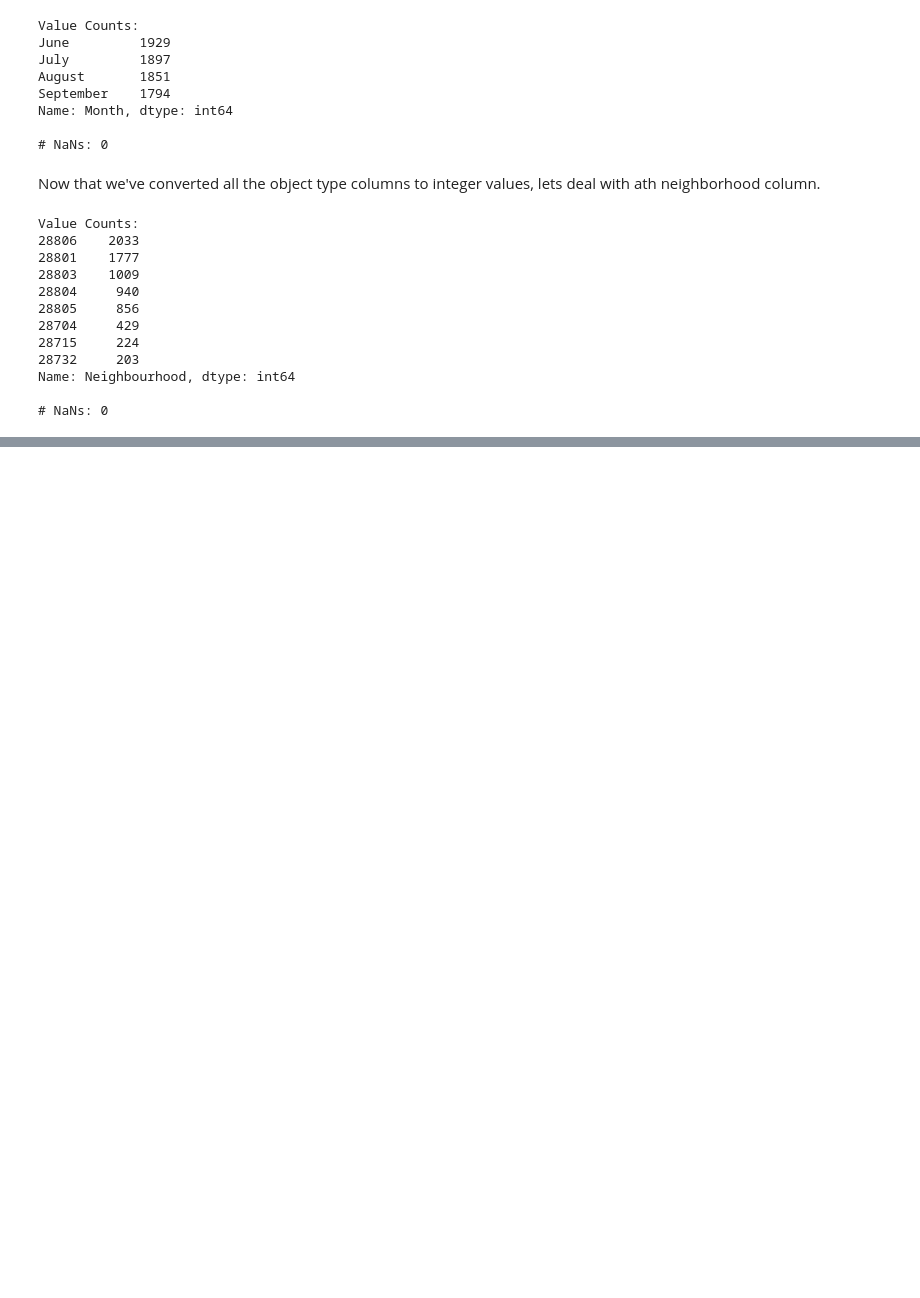
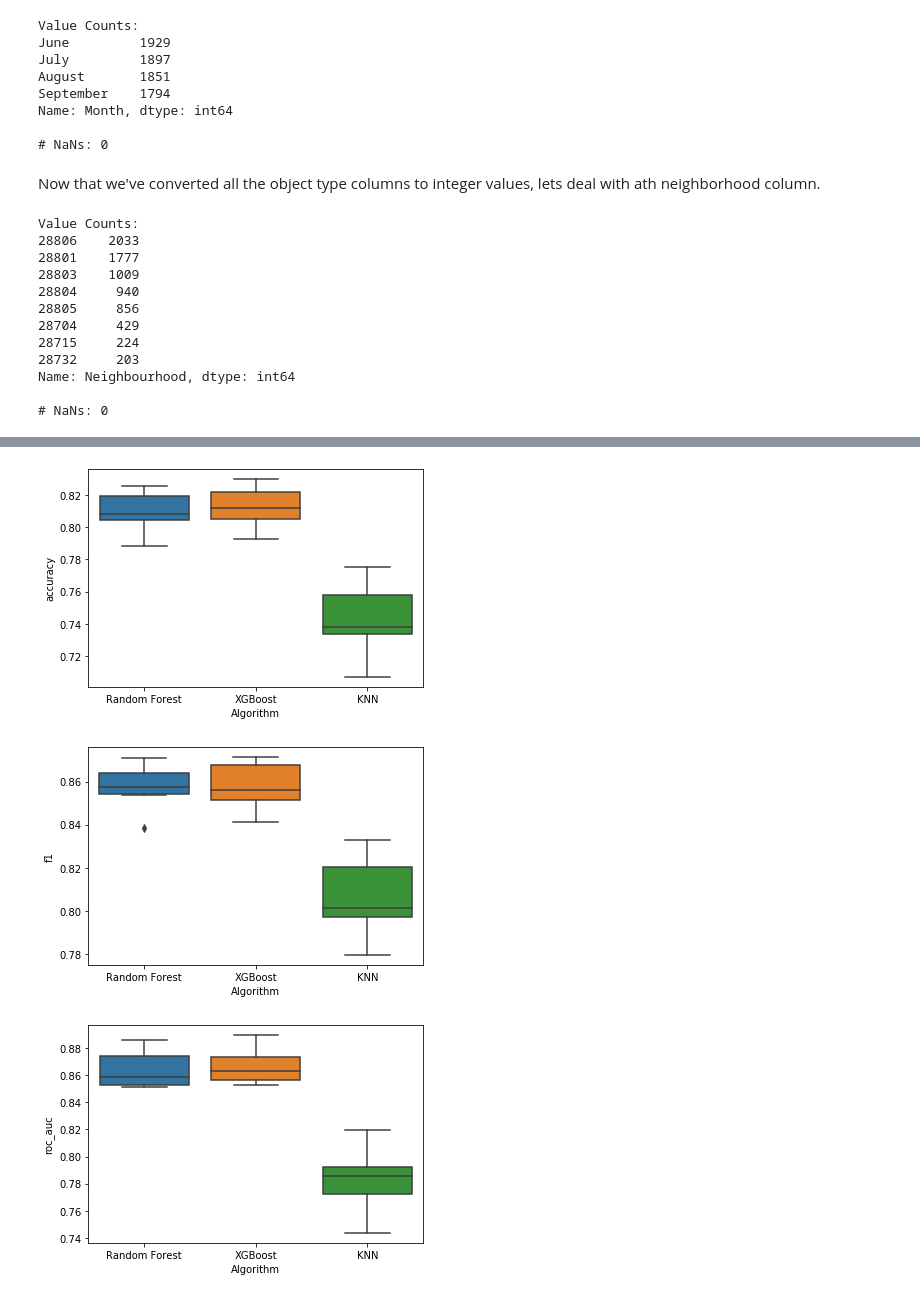
Before and after one commit to qlanners/cs671_kaggle, a Jupyter notebook: kaggle_airbnb.ipynb, the cells around one changed output, grey strips where cells are left out. Saved outputs shown, nothing was run; the diff lists cells and outputs as text; code cells hidden in the pictures; blank space fills up the shorter version.

```diff
--- a/kaggle_airbnb.ipynb
+++ b/kaggle_airbnb.ipynb
@@ -445,0 +967,6 @@ df[col] = df[col].replace(object_maps[col])
+# %%
+# print params for the best model of each algorithm
+for k,v in results.items():
+    print(k)
+    print(v.iloc[0]['params'])
+    print()
@@ -445,0 +982,15 @@ df[col] = df[col].replace(object_maps[col])
+# %%
+# collect the metrics from the top performing model for each algorithm for each of the
+# 10 validation sets (from 10-fold cross-validation) and put into a single df to plot easily
+top_models_metrics = []
+full_alg_names = {'forest': 'Random Forest', 'xg': 'XGBoost', 'knn': 'KNN'}
+for k,v in results.items():
+    this_df = v.iloc[0][[c for c in v.columns if 'split' in c and 'test' in c]].to_frame(name='value')
+    this_df['algorithm'] = full_alg_names[k]
+    top_models_metrics.append(this_df)
+
+top_models_metrics = pd.concat(top_models_metrics, axis=0)
+top_models_metrics = top_models_metrics.reset_index(drop=False)
+top_models_metrics = top_models_metrics.rename(columns={'index':'metric'})
+top_models_metrics['metric'] = top_models_metrics['metric'].apply(lambda x: x.split('test_')[1])
+top_models_metrics
@@ -445,0 +1011,10 @@ df[col] = df[col].replace(object_maps[col])
+# %%
+for m in metrics:
+    g = sns.boxplot(x="algorithm", y="value", data=top_models_metrics[top_models_metrics['metric'] == m])
+    g.set(xlabel='Algorithm', ylabel=m)
+    plt.savefig(f'figs/top_models_{m}.png')
+    plt.show()
+# %% [output]
+[figure, added]
+[figure, added]
+[figure, added]
```
Also changed, not shown: parts of 91 cells of this notebook, 43 other files.
